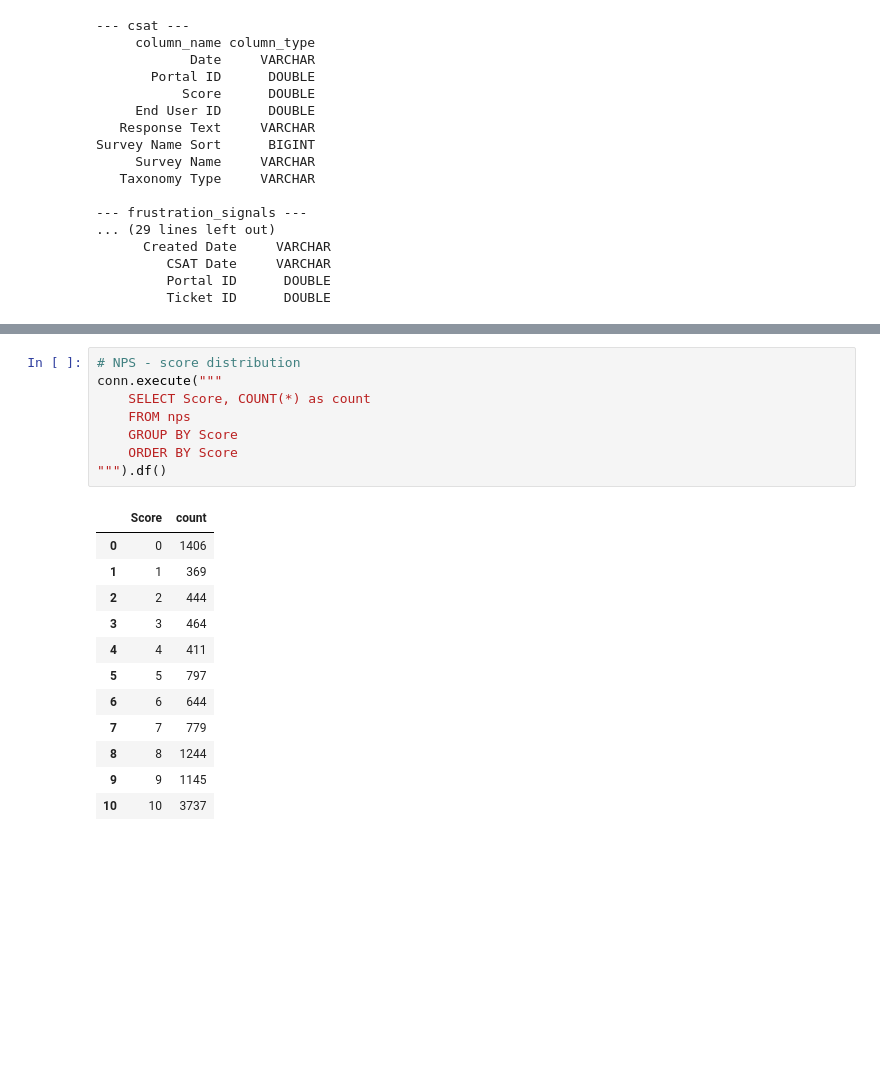
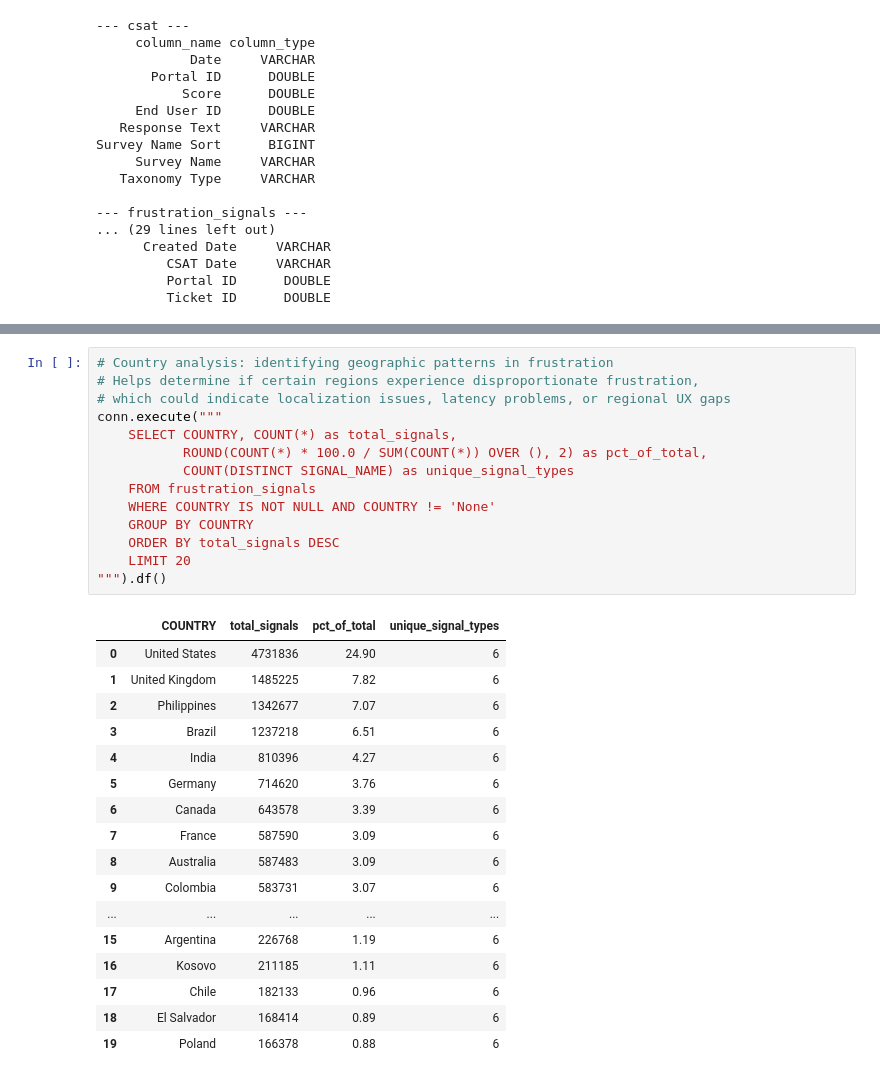
Before and after one commit to carlosmelgar5/Hubspot, a Jupyter notebook: notebooks/Database/db.ipynb, the cells around one changed output, grey strips where cells are left out. Cells and saved outputs as stored; diff of their text form; blank space fills up the shorter version.

```diff
--- a/notebooks/Database/db.ipynb
+++ b/notebooks/Database/db.ipynb
@@ -100,21 +179,32 @@ conn.execute("""
-# %%
-# NPS - score distribution
-conn.execute("""
-    SELECT Score, COUNT(*) as count
-    FROM nps
-    GROUP BY Score
-    ORDER BY Score
-""").df()
-# %% [output]
-|  | Score | count |
-| 0 | 0 | 1406 |
-| 1 | 1 | 369 |
-| 2 | 2 | 444 |
-| 3 | 3 | 464 |
-| 4 | 4 | 411 |
-| 5 | 5 | 797 |
-| 6 | 6 | 644 |
-| 7 | 7 | 779 |
-| 8 | 8 | 1244 |
-| 9 | 9 | 1145 |
-| 10 | 10 | 3737 |
+# %%
+# Country analysis: identifying geographic patterns in frustration
+# Helps determine if certain regions experience disproportionate frustration,
+# which could indicate localization issues, latency problems, or regional UX gaps
+conn.execute("""
+    SELECT COUNTRY, COUNT(*) as total_signals,
+           ROUND(COUNT(*) * 100.0 / SUM(COUNT(*)) OVER (), 2) as pct_of_total,
+           COUNT(DISTINCT SIGNAL_NAME) as unique_signal_types
+    FROM frustration_signals
+    WHERE COUNTRY IS NOT NULL AND COUNTRY != 'None'
+    GROUP BY COUNTRY
+    ORDER BY total_signals DESC
+    LIMIT 20
+""").df()
+# %% [output]
+|  | COUNTRY | total_signals | pct_of_total | unique_signal_types |
+| 0 | United States | 4731836 | 24.90 | 6 |
+| 1 | United Kingdom | 1485225 | 7.82 | 6 |
+| 2 | Philippines | 1342677 | 7.07 | 6 |
+| 3 | Brazil | 1237218 | 6.51 | 6 |
+| 4 | India | 810396 | 4.27 | 6 |
+| 5 | Germany | 714620 | 3.76 | 6 |
+| 6 | Canada | 643578 | 3.39 | 6 |
+| 7 | France | 587590 | 3.09 | 6 |
+| 8 | Australia | 587483 | 3.09 | 6 |
+| 9 | Colombia | 583731 | 3.07 | 6 |
+| ... | ... | ... | ... | ... |
+| 15 | Argentina | 226768 | 1.19 | 6 |
+| 16 | Kosovo | 211185 | 1.11 | 6 |
+| 17 | Chile | 182133 | 0.96 | 6 |
+| 18 | El Salvador | 168414 | 0.89 | 6 |
+| 19 | Poland | 166378 | 0.88 | 6 |
```
Also changed, not shown: parts of 18 cells of this notebook, 1 other file.
